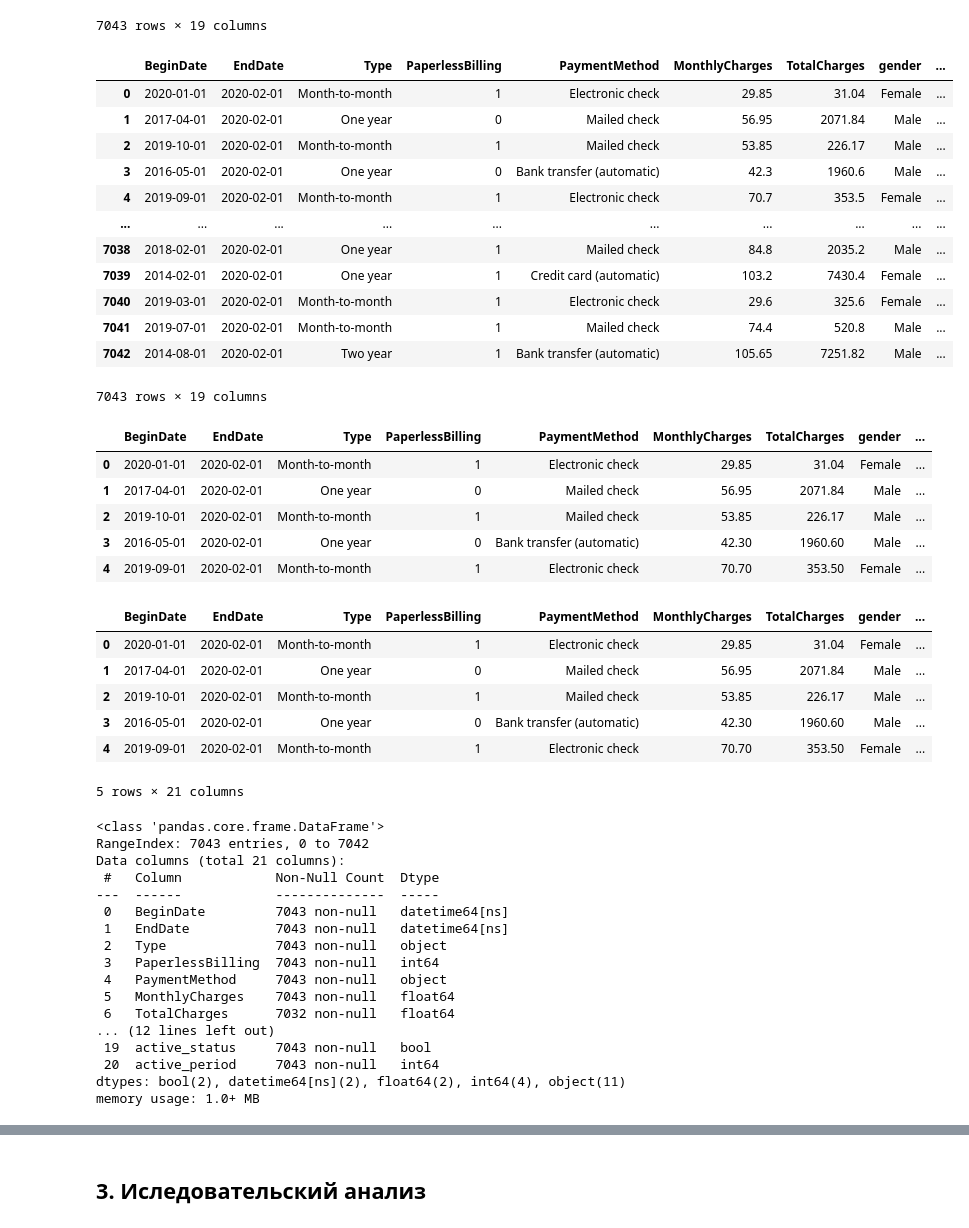
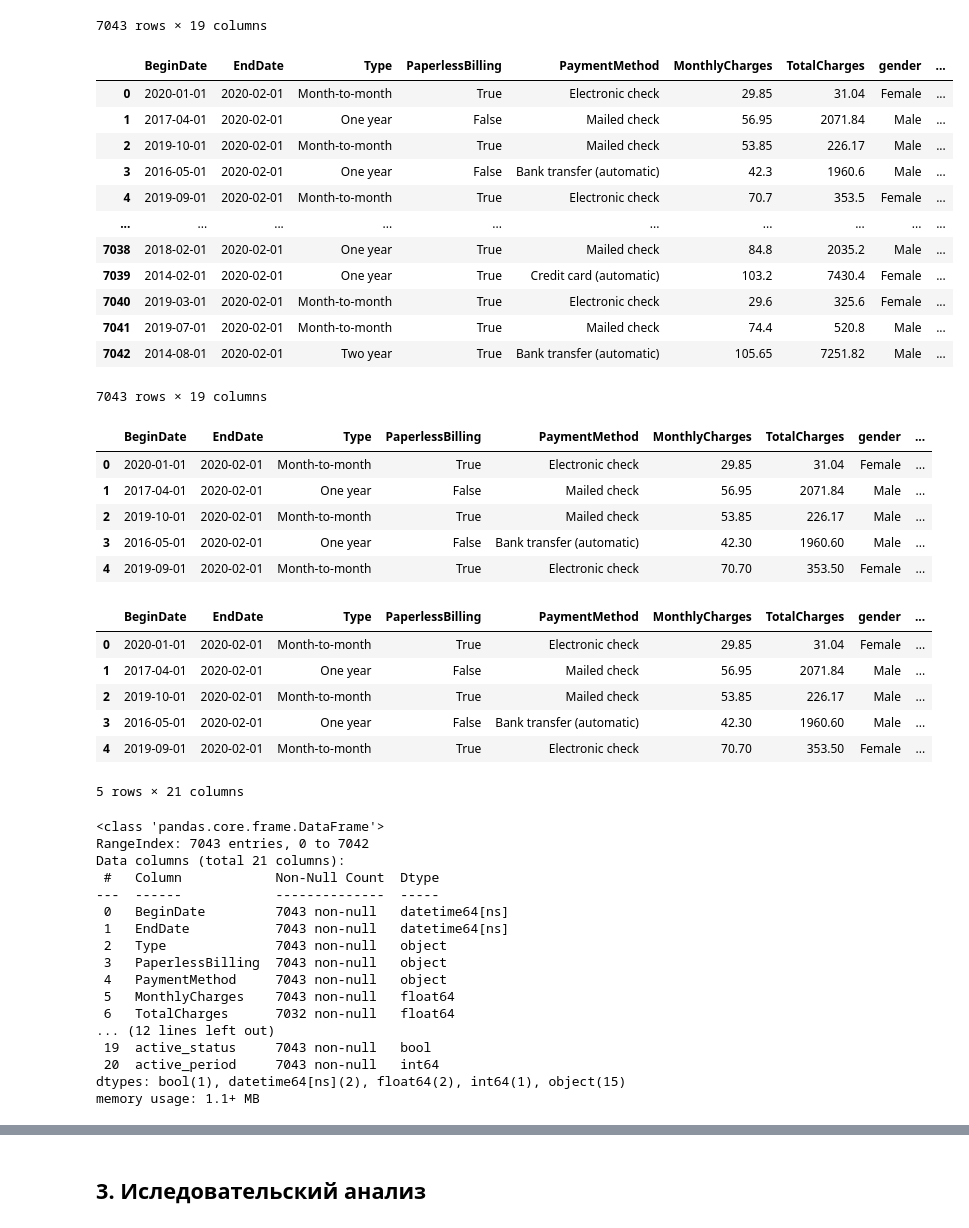
Before and after one commit to Andrefan1406/final, a Jupyter notebook: final.ipynb, the cells around one changed output, grey strips where cells are left out. Cells and saved outputs as stored; diff of their text form; code cells hidden in the pictures.

```diff
--- a/final.ipynb
+++ b/final.ipynb
@@ -464,21 +464,23 @@ merged_df
 7043 rows × 19 columns
 # %%
 df_new = merged_df.copy()
-df_new = df_new.replace({'No': 0, 'Yes': 1, '0': False, '1': True})
+pd.set_option('future.no_silent_downcasting', True)
+df_new = df_new.replace({'No': False, 'Yes': True, '0': False, '1': True})
+df_new['InternetService'] = df_new['InternetService'].replace(False, 'No')
 df_new
 # %% [output]
 |  | BeginDate | EndDate | Type | PaperlessBilling | PaymentMethod | MonthlyCharges | TotalCharges | gender | ... |
-| 0 | 2020-01-01 | 2020-02-01 | Month-to-month | 1 | Electronic check | 29.85 | 31.04 | Female | ... |
-| 1 | 2017-04-01 | 2020-02-01 | One year | 0 | Mailed check | 56.95 | 2071.84 | Male | ... |
-| 2 | 2019-10-01 | 2020-02-01 | Month-to-month | 1 | Mailed check | 53.85 | 226.17 | Male | ... |
-| 3 | 2016-05-01 | 2020-02-01 | One year | 0 | Bank transfer (automatic) | 42.3 | 1960.6 | Male | ... |
-| 4 | 2019-09-01 | 2020-02-01 | Month-to-month | 1 | Electronic check | 70.7 | 353.5 | Female | ... |
+| 0 | 2020-01-01 | 2020-02-01 | Month-to-month | True | Electronic check | 29.85 | 31.04 | Female | ... |
+| 1 | 2017-04-01 | 2020-02-01 | One year | False | Mailed check | 56.95 | 2071.84 | Male | ... |
+| 2 | 2019-10-01 | 2020-02-01 | Month-to-month | True | Mailed check | 53.85 | 226.17 | Male | ... |
+| 3 | 2016-05-01 | 2020-02-01 | One year | False | Bank transfer (automatic) | 42.3 | 1960.6 | Male | ... |
+| 4 | 2019-09-01 | 2020-02-01 | Month-to-month | True | Electronic check | 70.7 | 353.5 | Female | ... |
 | ... | ... | ... | ... | ... | ... | ... | ... | ... | ... |
-| 7038 | 2018-02-01 | 2020-02-01 | One year | 1 | Mailed check | 84.8 | 2035.2 | Male | ... |
-| 7039 | 2014-02-01 | 2020-02-01 | One year | 1 | Credit card (automatic) | 103.2 | 7430.4 | Female | ... |
-| 7040 | 2019-03-01 | 2020-02-01 | Month-to-month | 1 | Electronic check | 29.6 | 325.6 | Female | ... |
-| 7041 | 2019-07-01 | 2020-02-01 | Month-to-month | 1 | Mailed check | 74.4 | 520.8 | Male | ... |
-| 7042 | 2014-08-01 | 2020-02-01 | Two year | 1 | Bank transfer (automatic) | 105.65 | 7251.82 | Male | ... |
+| 7038 | 2018-02-01 | 2020-02-01 | One year | True | Mailed check | 84.8 | 2035.2 | Male | ... |
+| 7039 | 2014-02-01 | 2020-02-01 | One year | True | Credit card (automatic) | 103.2 | 7430.4 | Female | ... |
+| 7040 | 2019-03-01 | 2020-02-01 | Month-to-month | True | Electronic check | 29.6 | 325.6 | Female | ... |
+| 7041 | 2019-07-01 | 2020-02-01 | Month-to-month | True | Mailed check | 74.4 | 520.8 | Male | ... |
+| 7042 | 2014-08-01 | 2020-02-01 | Two year | True | Bank transfer (automatic) | 105.65 | 7251.82 | Male | ... |
 7043 rows × 19 columns
 # %%
 df_new[['BeginDate', 'EndDate']] = df_new[['BeginDate', 'EndDate']].apply(pd.to_datetime, format = '%Y-%m-%d')
@@ -491,21 +493,21 @@ df_new['active_status'] = df_new['EndDate'].apply(lambda x: True if x == pd.to_d
 df_new.head()
 # %% [output]
 |  | BeginDate | EndDate | Type | PaperlessBilling | PaymentMethod | MonthlyCharges | TotalCharges | gender | ... |
-| 0 | 2020-01-01 | 2020-02-01 | Month-to-month | 1 | Electronic check | 29.85 | 31.04 | Female | ... |
-| 1 | 2017-04-01 | 2020-02-01 | One year | 0 | Mailed check | 56.95 | 2071.84 | Male | ... |
-| 2 | 2019-10-01 | 2020-02-01 | Month-to-month | 1 | Mailed check | 53.85 | 226.17 | Male | ... |
-| 3 | 2016-05-01 | 2020-02-01 | One year | 0 | Bank transfer (automatic) | 42.30 | 1960.60 | Male | ... |
-| 4 | 2019-09-01 | 2020-02-01 | Month-to-month | 1 | Electronic check | 70.70 | 353.50 | Female | ... |
+| 0 | 2020-01-01 | 2020-02-01 | Month-to-month | True | Electronic check | 29.85 | 31.04 | Female | ... |
+| 1 | 2017-04-01 | 2020-02-01 | One year | False | Mailed check | 56.95 | 2071.84 | Male | ... |
+| 2 | 2019-10-01 | 2020-02-01 | Month-to-month | True | Mailed check | 53.85 | 226.17 | Male | ... |
+| 3 | 2016-05-01 | 2020-02-01 | One year | False | Bank transfer (automatic) | 42.30 | 1960.60 | Male | ... |
+| 4 | 2019-09-01 | 2020-02-01 | Month-to-month | True | Electronic check | 70.70 | 353.50 | Female | ... |
 # %%
 df_new['active_period'] = (df_new['EndDate'] - df_new['BeginDate']).dt.days
 df_new.head()
 # %% [output]
 |  | BeginDate | EndDate | Type | PaperlessBilling | PaymentMethod | MonthlyCharges | TotalCharges | gender | ... |
-| 0 | 2020-01-01 | 2020-02-01 | Month-to-month | 1 | Electronic check | 29.85 | 31.04 | Female | ... |
-| 1 | 2017-04-01 | 2020-02-01 | One year | 0 | Mailed check | 56.95 | 2071.84 | Male | ... |
-| 2 | 2019-10-01 | 2020-02-01 | Month-to-month | 1 | Mailed check | 53.85 | 226.17 | Male | ... |
-| 3 | 2016-05-01 | 2020-02-01 | One year | 0 | Bank transfer (automatic) | 42.30 | 1960.60 | Male | ... |
-| 4 | 2019-09-01 | 2020-02-01 | Month-to-month | 1 | Electronic check | 70.70 | 353.50 | Female | ... |
+| 0 | 2020-01-01 | 2020-02-01 | Month-to-month | True | Electronic check | 29.85 | 31.04 | Female | ... |
+| 1 | 2017-04-01 | 2020-02-01 | One year | False | Mailed check | 56.95 | 2071.84 | Male | ... |
+| 2 | 2019-10-01 | 2020-02-01 | Month-to-month | True | Mailed check | 53.85 | 226.17 | Male | ... |
+| 3 | 2016-05-01 | 2020-02-01 | One year | False | Bank transfer (automatic) | 42.30 | 1960.60 | Male | ... |
+| 4 | 2019-09-01 | 2020-02-01 | Month-to-month | True | Electronic check | 70.70 | 353.50 | Female | ... |
 5 rows × 21 columns
 # %%
 df_new.info()
@@ -518,15 +520,15 @@ Data columns (total 21 columns):
  0   BeginDate         7043 non-null   datetime64[ns]
  1   EndDate           7043 non-null   datetime64[ns]
  2   Type              7043 non-null   object
- 3   PaperlessBilling  7043 non-null   int64
+ 3   PaperlessBilling  7043 non-null   object
  4   PaymentMethod     7043 non-null   object
  5   MonthlyCharges    7043 non-null   float64
  6   TotalCharges      7032 non-null   float64
 ... (12 lines left out)
  19  active_status     7043 non-null   bool
  20  active_period     7043 non-null   int64
-dtypes: bool(2), datetime64[ns](2), float64(2), int64(4), object(11)
-memory usage: 1.0+ MB
+dtypes: bool(1), datetime64[ns](2), float64(2), int64(1), object(15)
+memory usage: 1.1+ MB
 # %%
 df_new.drop(columns=['BeginDate', 'EndDate'], axis=1, inplace=True)
 df_new
```
Also changed, not shown: parts of 22 cells of this notebook.
